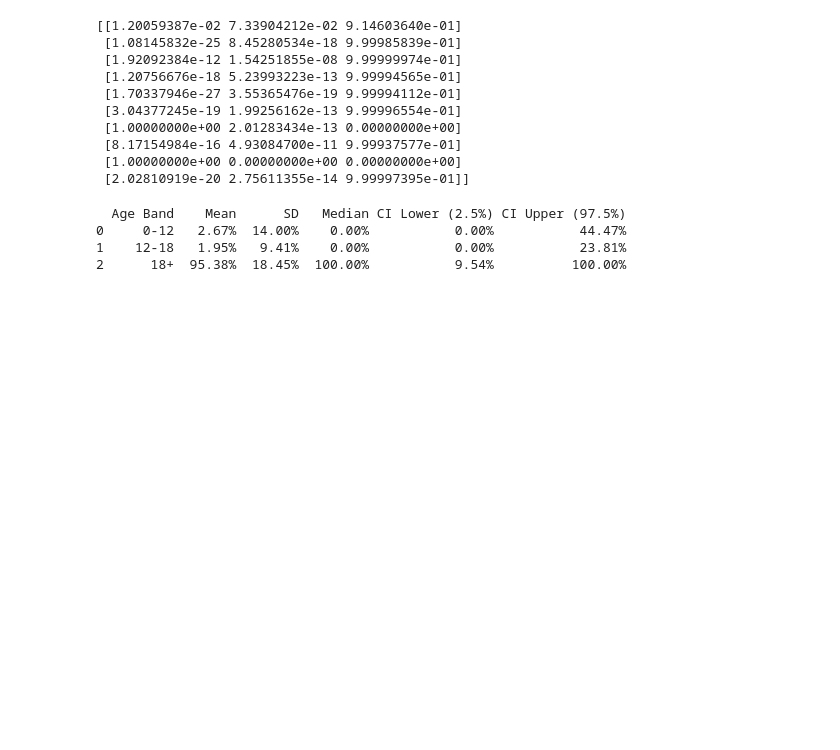
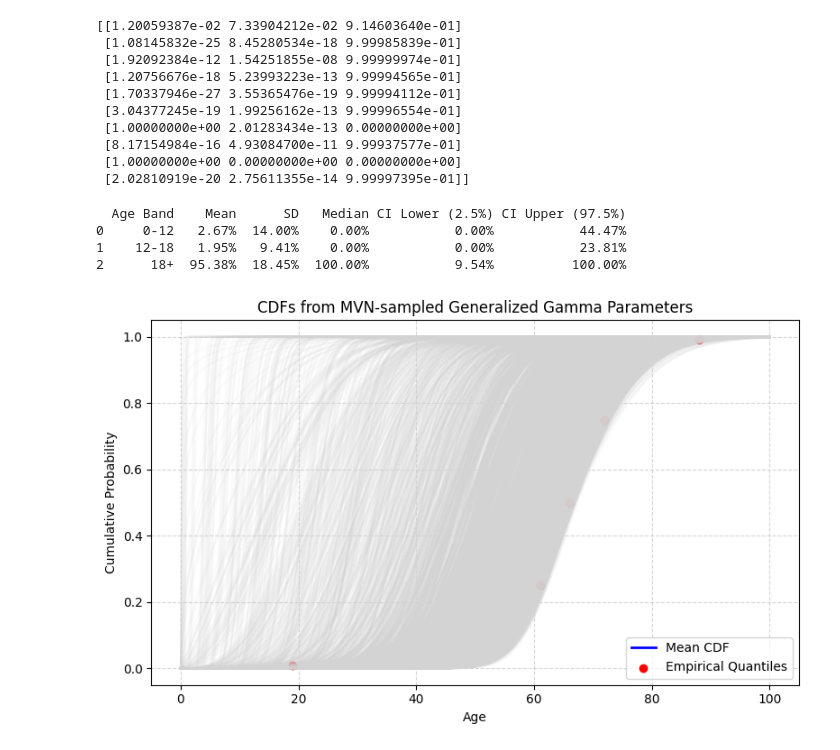
Before and after one commit to davidzhao1015/rebuild-age-distribution, a Jupyter notebook: sen-analysis-Gamma-MVN-Cholesky.ipynb, the cells around one changed output. Drawn from its saved outputs; the diff is of its cells as text; code cells hidden in the pictures; blank space fills up the shorter version.

```diff
--- a/sen-analysis-Gamma-MVN-Cholesky.ipynb
+++ b/sen-analysis-Gamma-MVN-Cholesky.ipynb
@@ -748,3 +242,27 @@ print(summary)
 0     0-12   2.67%  14.00%    0.00%           0.00%           44.47%
 1    12-18   1.95%   9.41%    0.00%           0.00%           23.81%
 2      18+  95.38%  18.45%  100.00%           9.54%          100.00%
+# %%
+# Draw CDF for sampled parameters
+x = np.linspace(0, 100, 300)
+cdf_samples = [gengamma(a=a, c=c, scale=s).cdf(x) for a, c, s in zip(mu_draws, log_sigma_draws, Q_draws)]
+import matplotlib.pyplot as plt
+# Plot sampled CDFs
+plt.figure(figsize=(8, 5))
+for cdf in cdf_samples:
+    plt.plot(x, cdf, color='lightgray', alpha=0.1)
+# Plot mean CDF
+mean_cdf = np.mean(cdf_samples, axis=0)
+plt.plot(x, mean_cdf, color='blue', label='Mean CDF', linewidth=2)
+# Plot empirical quantiles
+plt.scatter([min, q1, median, q3, max], [0.01, 0.25, 0.5, 0.75, 0.99], color='red', label='Empirical Quantiles')
+# Format plot
+plt.title('CDFs from MVN-sampled Generalized Gamma Parameters')
+plt.xlabel('Age')
+plt.ylabel('Cumulative Probability')
+plt.legend()
+plt.grid(linestyle='--', alpha=0.5)
+plt.tight_layout()
+plt.show()
+# %% [output]
+[figure, added]
```
Also changed, not shown: parts of 65 cells of this notebook, 2 other files.
